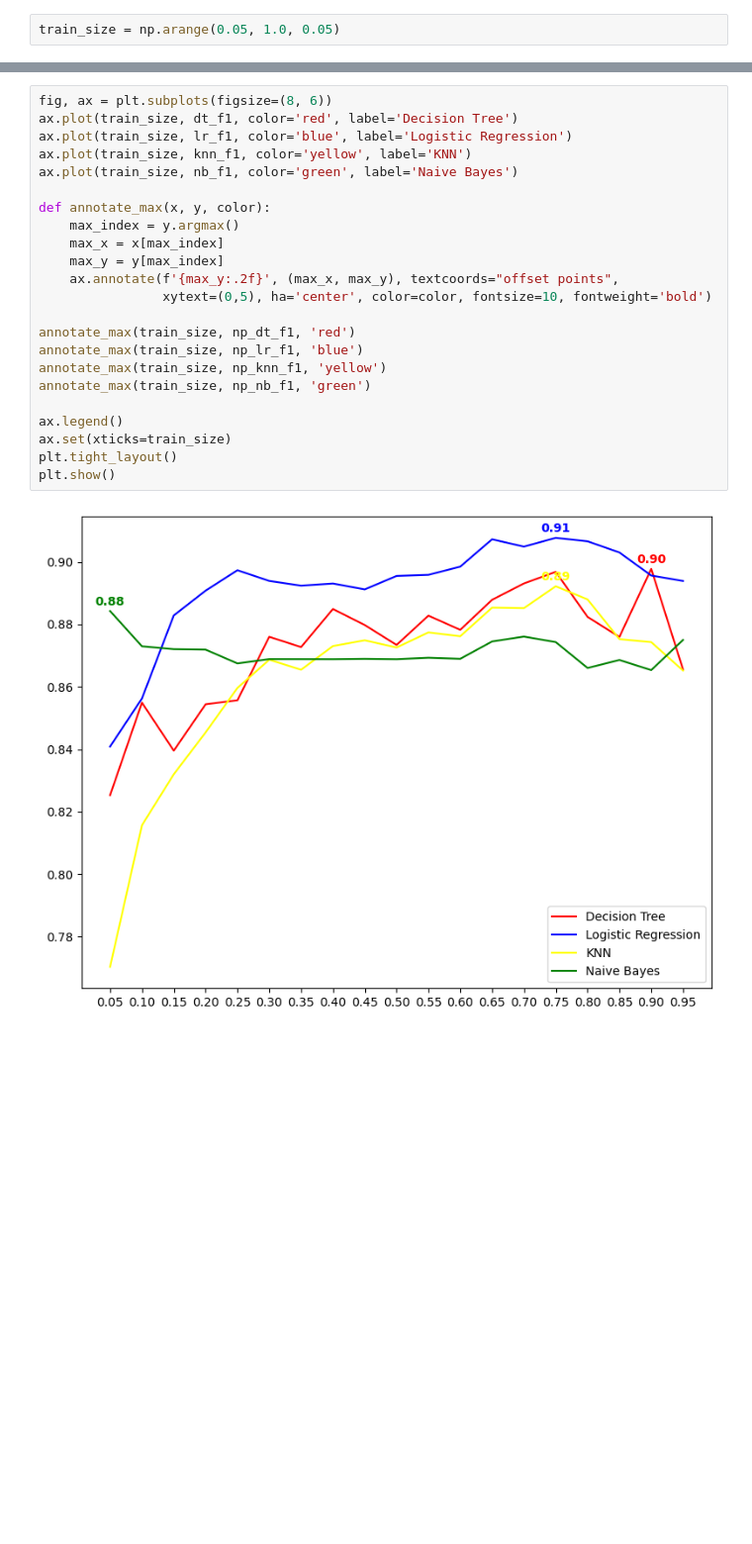
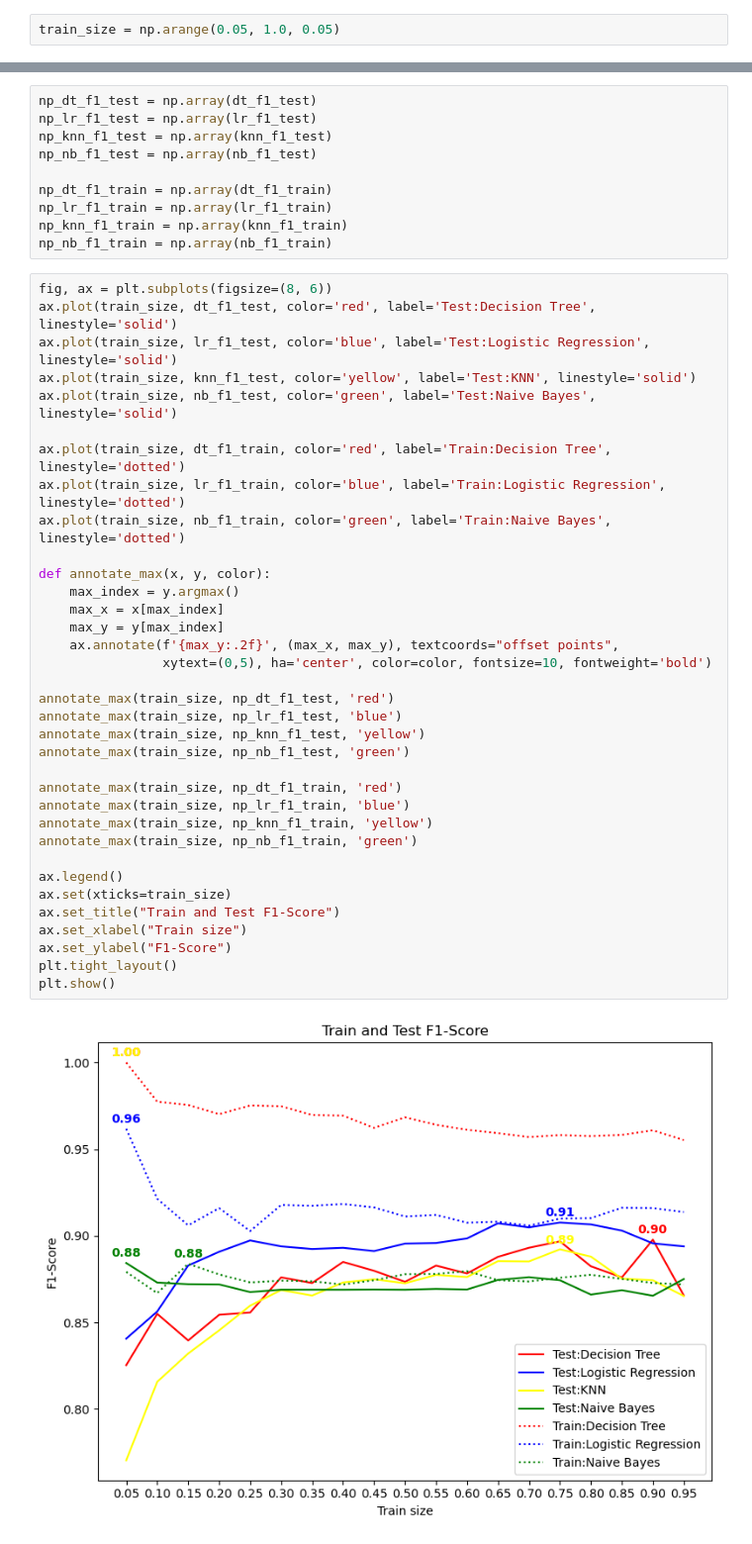
Before and after one commit to FrederickAlmeida/Spambase-Classification, a Jupyter notebook: main.ipynb, the cells around one changed output, grey strips where cells are left out. Shown at 99% size. Drawn from its saved outputs; the diff is of its cells as text; blank space fills up the shorter version.

```diff
--- a/main.ipynb
+++ b/main.ipynb
@@ -810,25 +874,47 @@ np_nb_f1 = np.array(nb_f1)
+# %%
+np_dt_f1_test = np.array(dt_f1_test)
+np_lr_f1_test = np.array(lr_f1_test)
+np_knn_f1_test = np.array(knn_f1_test)
+np_nb_f1_test = np.array(nb_f1_test)
+
+np_dt_f1_train = np.array(dt_f1_train)
+np_lr_f1_train = np.array(lr_f1_train)
+np_knn_f1_train = np.array(knn_f1_train)
+np_nb_f1_train = np.array(nb_f1_train)
 # %%
 fig, ax = plt.subplots(figsize=(8, 6))
-ax.plot(train_size, dt_f1, color='red', label='Decision Tree')
-ax.plot(train_size, lr_f1, color='blue', label='Logistic Regression')
-ax.plot(train_size, knn_f1, color='yellow', label='KNN')
-ax.plot(train_size, nb_f1, color='green', label='Naive Bayes')
+ax.plot(train_size, dt_f1_test, color='red', label='Test:Decision Tree', linestyle='solid')
+ax.plot(train_size, lr_f1_test, color='blue', label='Test:Logistic Regression', linestyle='solid')
+ax.plot(train_size, knn_f1_test, color='yellow', label='Test:KNN', linestyle='solid')
+ax.plot(train_size, nb_f1_test, color='green', label='Test:Naive Bayes', linestyle='solid')
+
+ax.plot(train_size, dt_f1_train, color='red', label='Train:Decision Tree', linestyle='dotted')
+ax.plot(train_size, lr_f1_train, color='blue', label='Train:Logistic Regression', linestyle='dotted')
+ax.plot(train_size, nb_f1_train, color='green', label='Train:Naive Bayes', linestyle='dotted')
 
 def annotate_max(x, y, color):
     max_index = y.argmax()
     max_x = x[max_index]
     max_y = y[max_index]
     ax.annotate(f'{max_y:.2f}', (max_x, max_y), textcoords="offset points",
                 xytext=(0,5), ha='center', color=color, fontsize=10, fontweight='bold')
 
-annotate_max(train_size, np_dt_f1, 'red')
-annotate_max(train_size, np_lr_f1, 'blue')
-annotate_max(train_size, np_knn_f1, 'yellow')
-annotate_max(train_size, np_nb_f1, 'green')
+annotate_max(train_size, np_dt_f1_test, 'red')
+annotate_max(train_size, np_lr_f1_test, 'blue')
+annotate_max(train_size, np_knn_f1_test, 'yellow')
+annotate_max(train_size, np_nb_f1_test, 'green')
+
+annotate_max(train_size, np_dt_f1_train, 'red')
+annotate_max(train_size, np_lr_f1_train, 'blue')
+annotate_max(train_size, np_knn_f1_train, 'yellow')
+annotate_max(train_size, np_nb_f1_train, 'green')
 
 ax.legend()
 ax.set(xticks=train_size)
+ax.set_title("Train and Test F1-Score")
+ax.set_xlabel("Train size")
+ax.set_ylabel("F1-Score")
 plt.tight_layout()
 plt.show()
 # %% [output]
-[figure, old version]
+[figure, new version]
```
Also changed, not shown: parts of 10 cells of this notebook.
